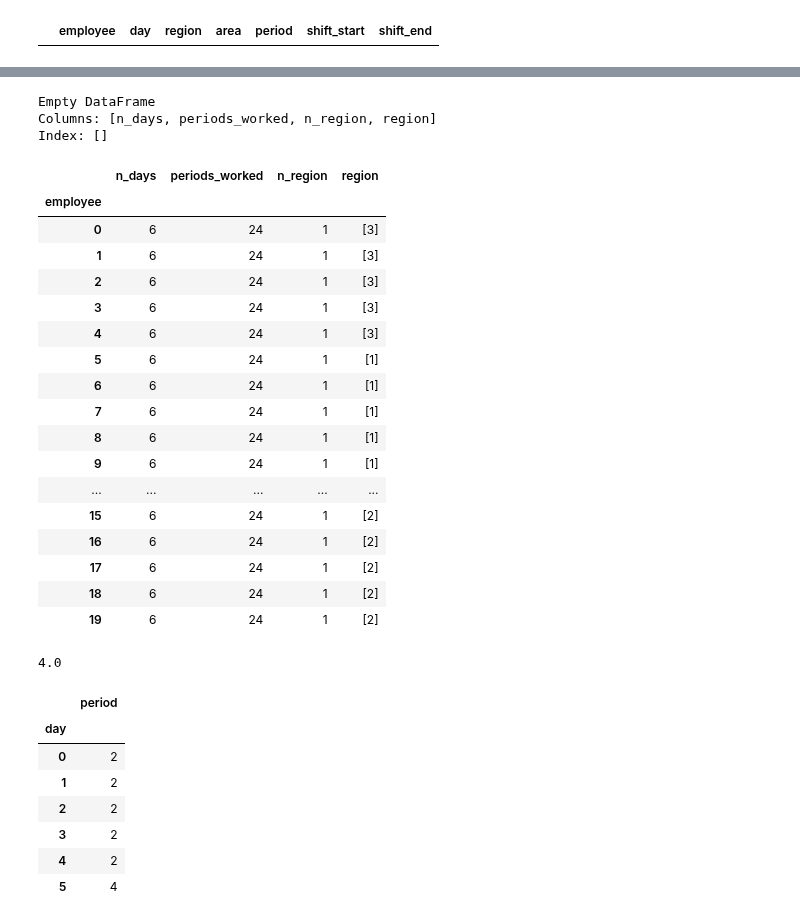
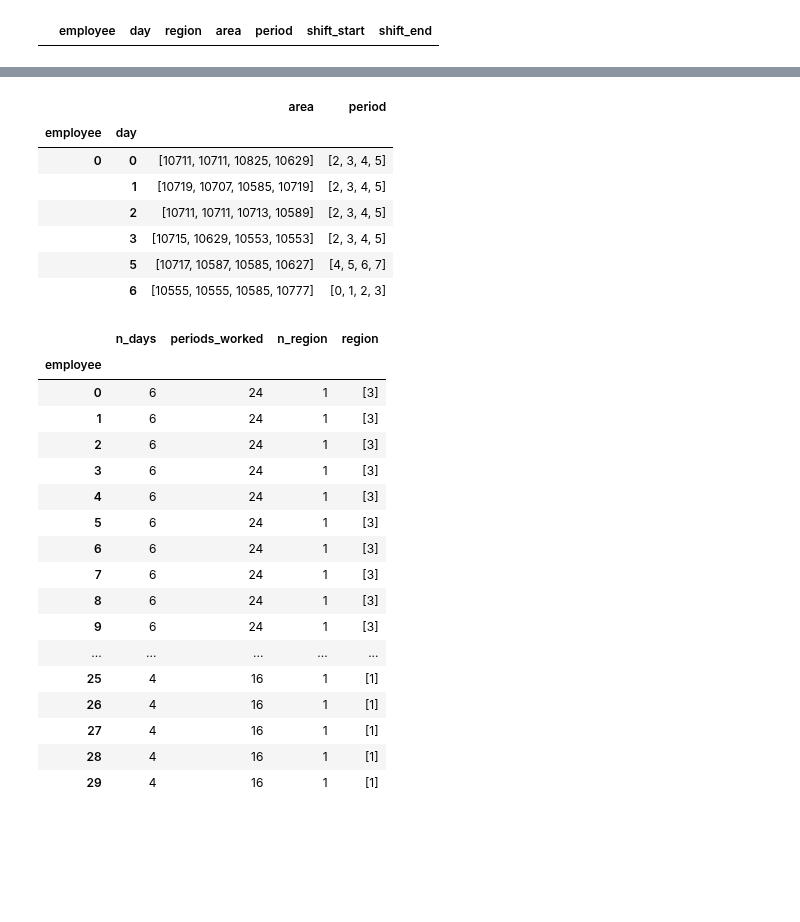
Before and after one commit to carlosperez1997/lmd-sizing-scheduling, a Jupyter notebook: solver/test.ipynb, the cells around one changed output, grey strips where cells are left out. Drawn from its saved outputs; the diff is of its cells as text; code cells hidden in the pictures; blank space fills up the shorter version.

Commit message:
summary results

```diff
--- a/solver/test.ipynb
+++ b/solver/test.ipynb
@@ -40,7 +40,7 @@ h_max = 48
 max_n_diff = 3
 max_n_shifts = 3
 
-workforce_dict = {0: 5, 1:5, 2:5, 3:5}
+workforce_dict = {0: 20, 1:20, 2:20, 3:20}
 
 sol = run_roster_solver_output(model, instance_file_weekday, shift_file_weekday,
                                instance_file_weekend, shift_file_weekend, workforce_dict,
@@ -169,3 +113,15 @@ employee_area_assignment_df.query('employee == 19')
+# %%
+# Employee
+employee_area_assignment_df.query('employee == 0').groupby(['employee', 'day']).agg({'area': list, 'period': list})
+# %% [output]
+|  |  | area | period |
+| employee | day |  |  |
+| 0 | 0 | [10711, 10711, 10825, 10629] | [2, 3, 4, 5] |
+|  | 1 | [10719, 10707, 10585, 10719] | [2, 3, 4, 5] |
+|  | 2 | [10711, 10711, 10713, 10589] | [2, 3, 4, 5] |
+|  | 3 | [10715, 10629, 10553, 10553] | [2, 3, 4, 5] |
+|  | 5 | [10717, 10587, 10585, 10627] | [4, 5, 6, 7] |
+|  | 6 | [10555, 10555, 10585, 10777] | [0, 1, 2, 3] |
 # %%
 employee_summary = (
     employee_area_assignment_df
@@ -173,8 +129,3 @@ employee_summary = (
     .agg({'day': ['nunique', 'count'], 'region':['nunique', 'unique']})
 )
 employee_summary.columns = ['n_days', 'periods_worked', 'n_region', 'region']
-print(employee_summary.query('n_days > 6'))
-# %% [output]
-Empty DataFrame
-Columns: [n_days, periods_worked, n_region, region]
-Index: []
@@ -181,30 +136,21 @@ Index: []
 # %%
-employee_summary
+employee_summary.head(30)
 # %% [output]
 |  | n_days | periods_worked | n_region | region |
 | employee |  |  |  |  |
 | 0 | 6 | 24 | 1 | [3] |
 | 1 | 6 | 24 | 1 | [3] |
 | 2 | 6 | 24 | 1 | [3] |
 | 3 | 6 | 24 | 1 | [3] |
 | 4 | 6 | 24 | 1 | [3] |
-| 5 | 6 | 24 | 1 | [1] |
-| 6 | 6 | 24 | 1 | [1] |
-| 7 | 6 | 24 | 1 | [1] |
-| 8 | 6 | 24 | 1 | [1] |
-| 9 | 6 | 24 | 1 | [1] |
+| 5 | 6 | 24 | 1 | [3] |
+| 6 | 6 | 24 | 1 | [3] |
+| 7 | 6 | 24 | 1 | [3] |
+| 8 | 6 | 24 | 1 | [3] |
+| 9 | 6 | 24 | 1 | [3] |
 | ... | ... | ... | ... | ... |
-| 15 | 6 | 24 | 1 | [2] |
-| 16 | 6 | 24 | 1 | [2] |
-| 17 | 6 | 24 | 1 | [2] |
-| 18 | 6 | 24 | 1 | [2] |
-| 19 | 6 | 24 | 1 | [2] |
+| 25 | 4 | 16 | 1 | [1] |
+| 26 | 4 | 16 | 1 | [1] |
+| 27 | 4 | 16 | 1 | [1] |
+| 28 | 4 | 16 | 1 | [1] |
+| 29 | 4 | 16 | 1 | [1] |
-# %%
-employee = 19
-day = 5
-sum([sol.k[(employee, area, theta, day)].X
-    for area in sol.i.reg_areas[region]
-    for theta in sol.i.periods[day]]
-)
-# %% [output]
-4.0
@@ -213,11 +156,0 @@ sum([sol.k[(employee, area, theta, day)].X
-# %%
-employee_area_assignment_df.query('employee == 19').groupby('day').agg({'period': 'min'})
-# %% [output]
-|  | period |
-| day |  |
-| 0 | 2 |
-| 1 | 2 |
-| 2 | 2 |
-| 3 | 2 |
-| 4 | 2 |
-| 5 | 4 |
```
Also changed, not shown: parts of 17 cells of this notebook, 1 other file.
